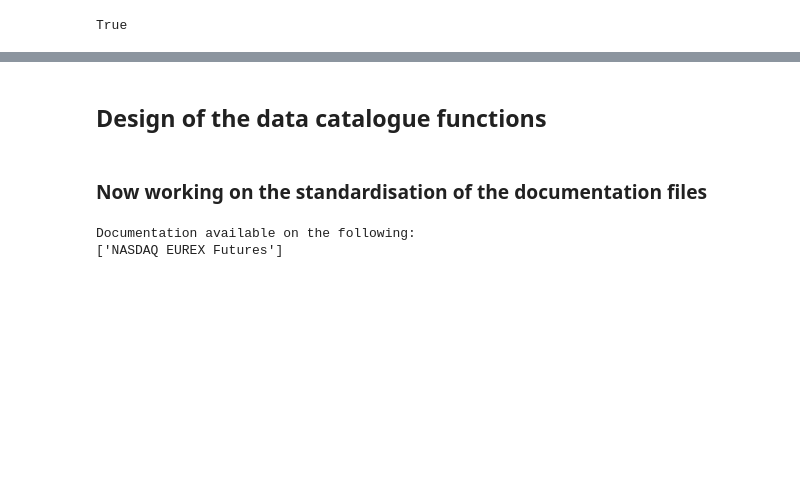
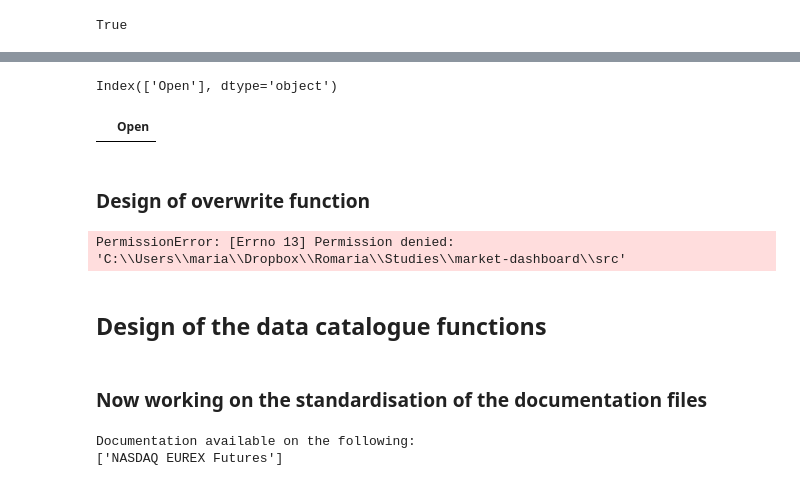
Before and after one commit to rgevrey/market-dashboard, a Jupyter notebook: src/ExploratoryNote.ipynb, the cells around one changed output, grey strips where cells are left out. Drawn from its saved outputs; the diff is of its cells as text; code cells hidden in the pictures; blank space fills up the shorter version.

```diff
--- a/src/ExploratoryNote.ipynb
+++ b/src/ExploratoryNote.ipynb
@@ -159,3 +245,31 @@ NameError: name 'path' is not defined
+# %%
+data1.columns
+# %% [output]
+Index(['Open'], dtype='object')
+# %%
+data_test.merge(test,how="inner",on="Open")
+# %% [output]
+|  | Open |
+# %% [markdown]
+### Design of overwrite function
+# %%
+mode = 'overwrite'
+folder = "data"
+name = "futures_eurostoxx50_x21_c"
+path = os.getcwd()
+path1 = path.replace("\\src","\\" + folder + "\\" + name + ".csv")
+path1 = path.replace("\\","\\\\")
+
+if os.path.exists(path) == False:
+    # Yes - saving to CSV!
+    data.to_csv(path)
+
+# If it exists then the mode parameter will determine what to do
+else:
+    if mode == "overwrite":
+        data1.to_csv(path)
+# %% [output]
+PermissionError: [Errno 13] Permission denied: 'C:\\Users\\maria\\Dropbox\\Romaria\\Studies\\market-dashboard\\src'
 # %% [markdown]
 ## Design of  the data catalogue functions
 # %%
```
Also changed, not shown: parts of 10 cells of this notebook.
